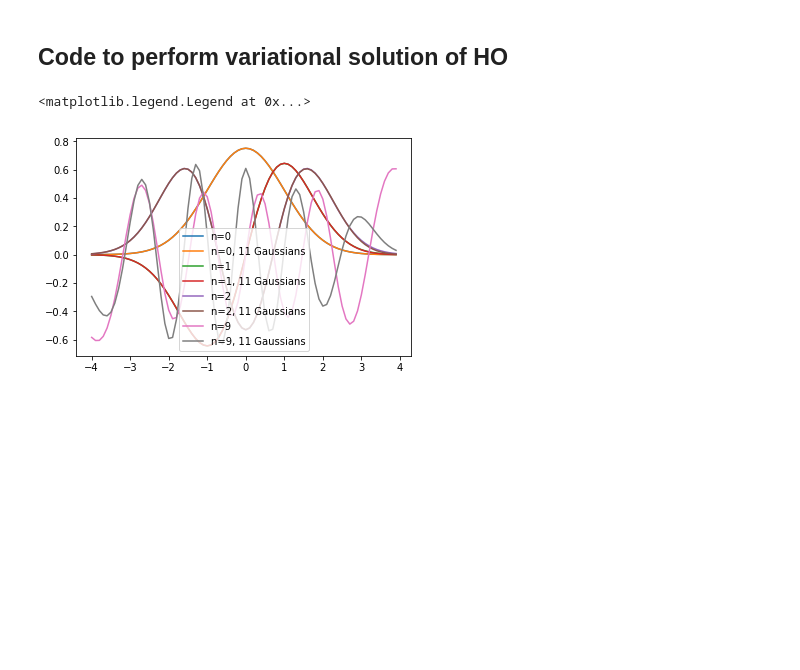
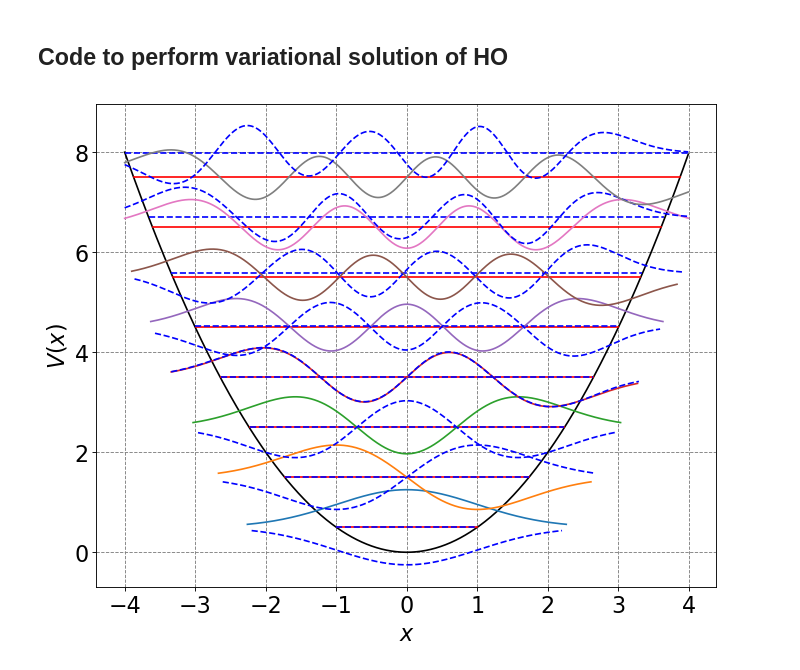
Before and after one commit to mccullaghlab/CHEM571A-FALL2018, a Jupyter notebook: notes/Harmonic Oscillator Basis Functions.ipynb, the cells around one changed output. Drawn from its saved outputs; the diff is of its cells as text; code cells hidden in the pictures; blank space fills up the shorter version.

```diff
--- a/notes/Harmonic Oscillator Basis Functions.ipynb
+++ b/notes/Harmonic Oscillator Basis Functions.ipynb
@@ -104,4 +110,5 @@ def basis_ho(N):
     return psi, H_eig_val
 # %%
 # compute psis:
-psi, E = basis_ho(5)
+psi5, E5 = basis_ho(5)
+psi10, E10 = basis_ho(10)
@@ -127,16 +115,44 @@ check9 /= np.sqrt(norm)
-# %%
-plt.plot(xvals,check0,label="n=0")
-plt.plot(xvals,psi[:,0],label="n=0, 11 Gaussians")
-plt.plot(xvals,check1,label="n=1")
-plt.plot(xvals,-psi[:,1],label="n=1, 11 Gaussians")
-plt.plot(xvals,check2,label="n=2")
-plt.plot(xvals,-psi[:,2],label="n=2, 11 Gaussians")
-plt.plot(xvals,check9,label="n=9")
-plt.plot(xvals,-psi[:,9],label="n=9, 11 Gaussians")
-plt.legend()
-# %% [output]
-<matplotlib.legend.Legend at 0x...>
-[figure, removed]
+# %%
+# let's plot the energy levels and wave functions
+from scipy.special import hermite
+from scipy.special import factorial
+# start by defining N function for analytic solution to HO wavefunctions
+def Nn(n,alpha):
+    return 1/np.sqrt(2**n*factorial(n))*(alpha/np.pi)**0.25
+
+# initialize a figure
+ax = define_figure(xlabel="$x$",ylabel="$V(x)$")
+hbar = 1.0
+k = 1.0
+m = 1.0
+omega = np.sqrt(k/m)
+alpha = np.sqrt(k*m)/hbar
+x = np.arange(-4,4,0.01)
+x2 = np.power(x,2)
+U = 0.5 * (omega)**2 * x**2
+ax.plot(x, U, 'k')
+for n in range(8):
+    # compute and plot energy levels
+    evals = hbar*omega*(n+0.5)
+    mask = np.where(evals > U)
+    ax.plot(x[mask], evals * np.ones(np.shape(x))[mask], 'r-', label="analytic")
+    # plot variational energy levels
+    mask = np.where(E5[n] > U)
+    ax.plot(x[mask], E5[n] * np.ones(np.shape(x))[mask], 'b--',label="variational")
+    # compute and plot analytic wavefunctions
+    psi = (-1)**n*Nn(n,alpha)*hermite(n)(np.sqrt(alpha)*x)*np.exp(-alpha*x2/2.0)
+    Y = psi+evals  # shift wavefunction up in Y to be at energy level
+    label = "n="+str(n)
+    mask = np.where(Y > U-2.0)
+    ax.plot(x[mask], Y[mask].real)
+    # plot variational wavefunctions
+    Y = psi5[:,n]+E5[n]  # shift wavefunction up in Y to be at energy level
+    label = "n="+str(n)
+    mask = np.where(Y > U-2.0)
+    ax.plot(x[mask], Y[mask].real,'b--')
+#plt.legend(fontsize=18)
+# %% [output]
+[figure, added]
 # %%
 # run gaussian expansions
 psi10, E = basis_ho(5)
```
Also changed, not shown: parts of 5 cells of this notebook.
